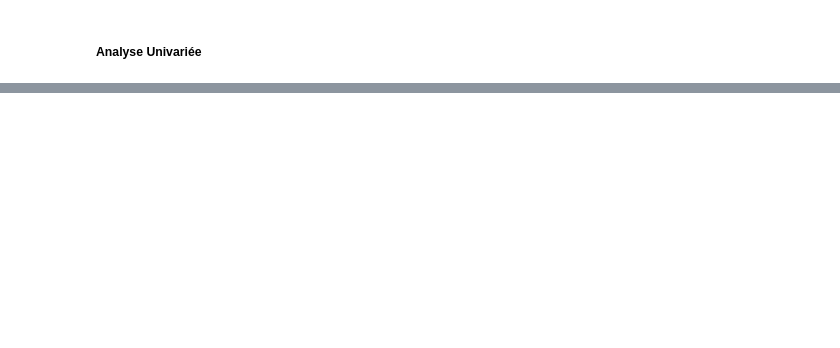
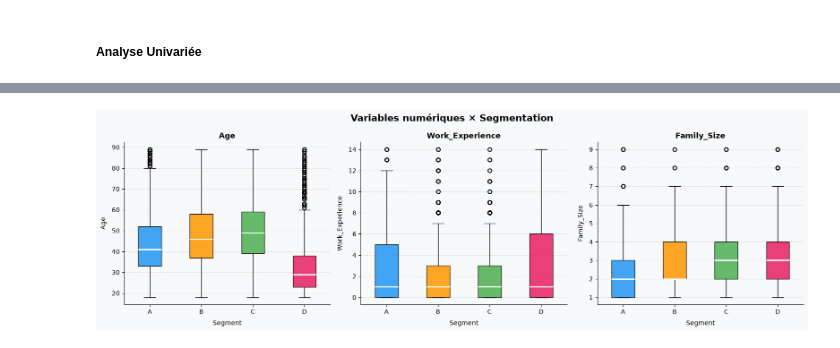
Before and after one commit to JOREL531/projet_JAKALA, a Jupyter notebook: code/exploration.ipynb, the cells around one changed output, grey strips where cells are left out. Cells and saved outputs as stored; diff of their text form; code cells hidden in the pictures; blank space fills up the shorter version.

```diff
--- a/code/exploration.ipynb
+++ b/code/exploration.ipynb
@@ -228,0 +405,35 @@ Length: 8, dtype: str
+# %%
+target = 'Segmentation'
+colors = ['#2196F3', '#FF9800', '#4CAF50', '#E91E63']
+
+df_train = X_train.copy()
+df_train[target] = y_train.values
+# %%
+fig, axes = plt.subplots(1, len(num_vars), figsize=(16, 5))
+fig.suptitle('Variables numériques × Segmentation', fontsize=15, fontweight='bold')
+fig.patch.set_facecolor('#F8F9FA')
+
+for ax, col in zip(axes, num_vars):
+    ax.set_facecolor('#F8F9FA')
+    data = [df_train[df_train[target] == seg][col].dropna()
+            for seg in sorted(df_train[target].unique())]
+
+    bp = ax.boxplot(data, patch_artist=True, notch=False,
+                    medianprops=dict(color='white', linewidth=2))
+
+    for patch, color in zip(bp['boxes'], colors):
+        patch.set_facecolor(color)
+        patch.set_alpha(0.85)
+
+    ax.set_title(col, fontsize=12, fontweight='bold')
+    ax.set_xticklabels(sorted(df_train[target].unique()), fontsize=10)
+    ax.set_xlabel('Segment', labelpad=8)
+    ax.set_ylabel(col, labelpad=8)
+    ax.yaxis.grid(True, linestyle='--', alpha=0.6, color='#CCCCCC')
+    ax.set_axisbelow(True)
+    ax.spines[['top', 'right']].set_visible(False)
+
+plt.tight_layout()
+plt.show()
+# %% [output]
+[figure, added]
```
Also changed, not shown: parts of 19 cells of this notebook, 2 other files.
